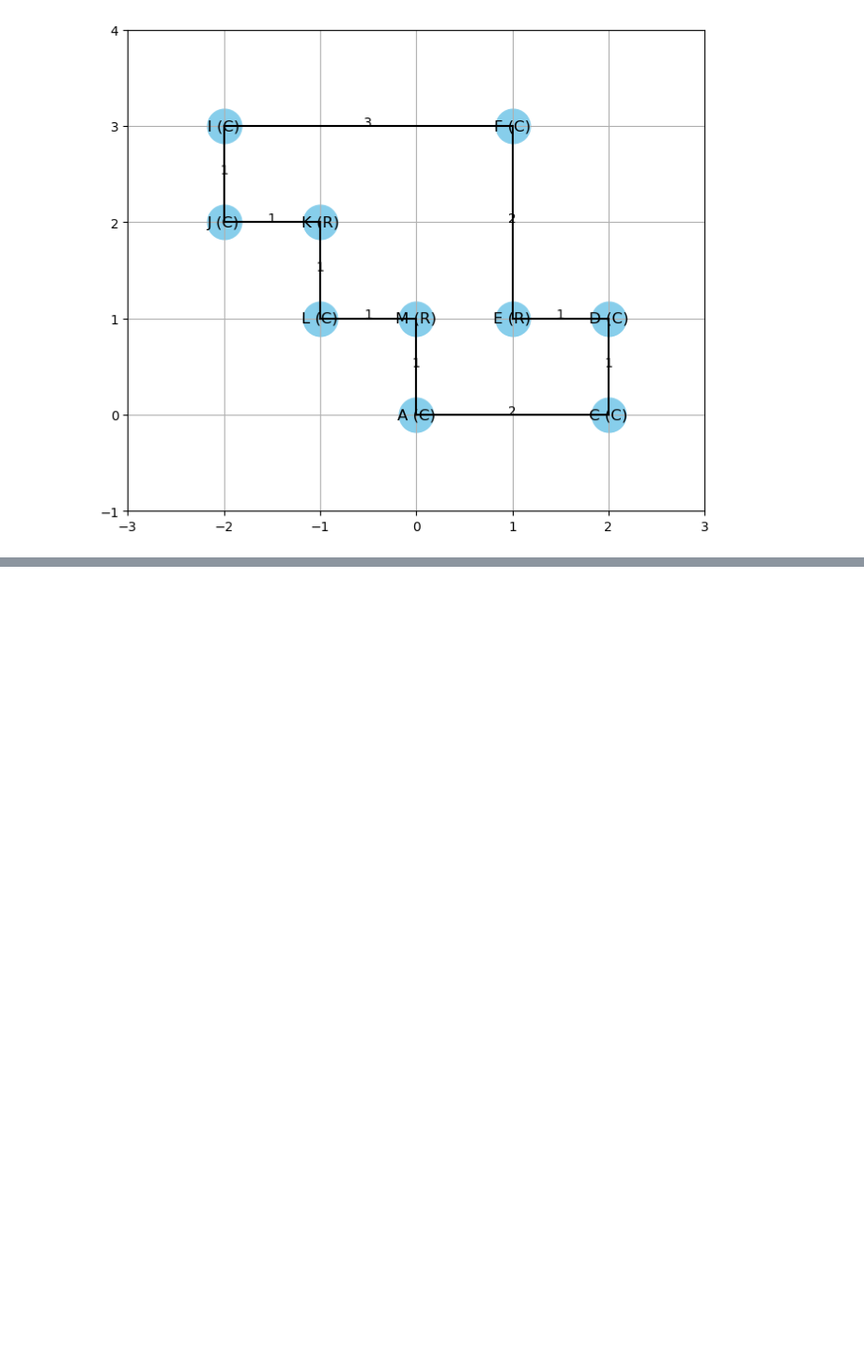
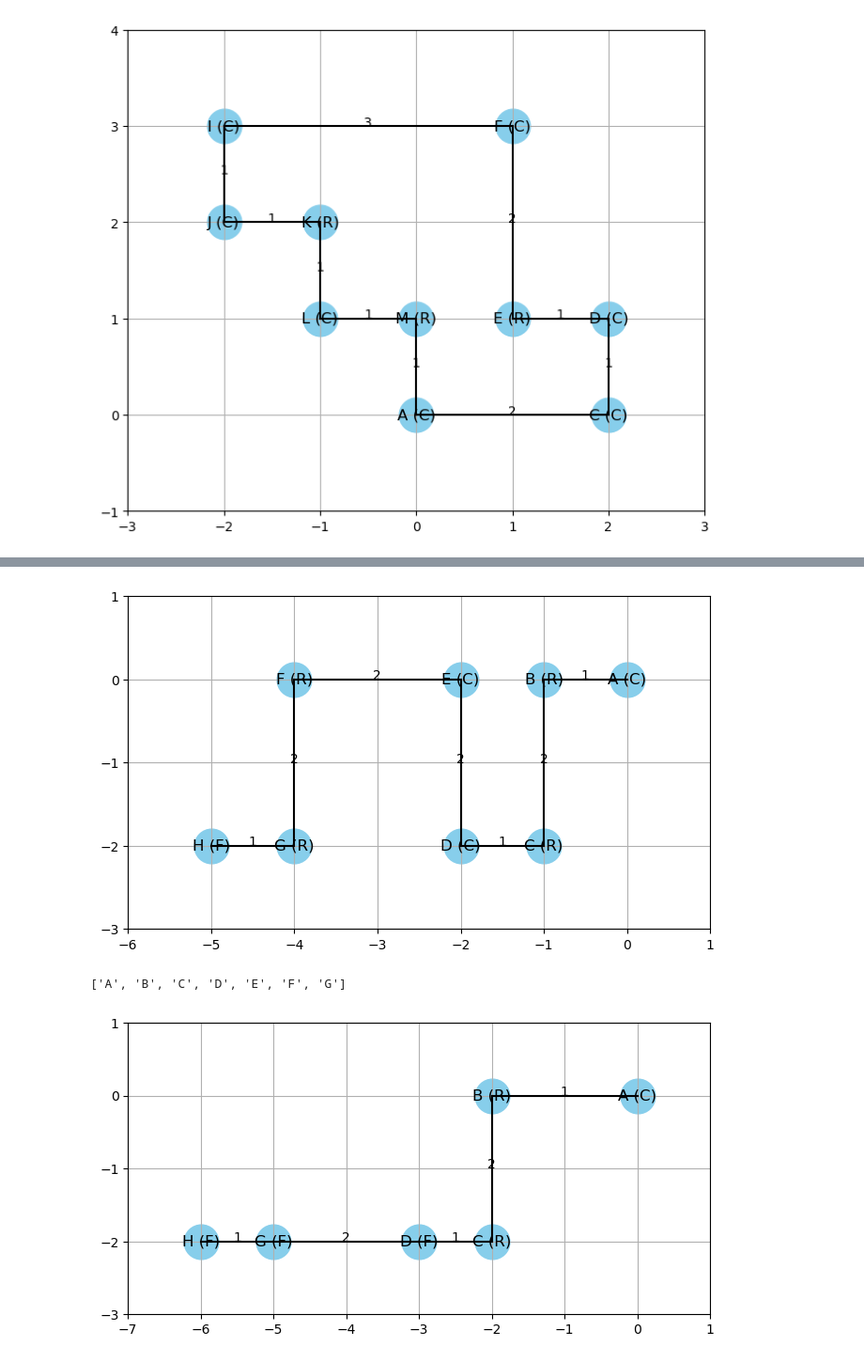
Before and after one commit to KislayTandon22/Graph-Orthogonal-Visualization, a Jupyter notebook: Graph Visualizer/drawing.ipynb, the cells around one changed output, grey strips where cells are left out. Shown: that part at 94% size. Saved outputs shown, nothing was run; the diff lists cells and outputs as text; code cells hidden in the pictures; blank space fills up the shorter version.

Commit message:
Reduction 4 done

```diff
--- a/Graph Visualizer/drawing.ipynb
+++ b/Graph Visualizer/drawing.ipynb
@@ -598,0 +596,70 @@ S
+# %%
+def find_paths_with_rccr(graph):
+    def dfs(current_vertex, path):
+        if len(path) == 7:
+            if (len(path) == 7 and
+                graph.vertices[path[2]].angle_type == 'R' and
+                graph.vertices[path[3]].angle_type == 'C' and
+                graph.vertices[path[4]].angle_type == 'C' and
+                graph.vertices[path[5]].angle_type == 'R'
+                ):
+                paths.append(path[:])
+            return
+
+        if current_vertex in graph.vertices:
+            for neighbor in graph.vertices[current_vertex].edges:
+                path.append(neighbor)
+                dfs(neighbor, path)
+                path.pop()
+
+    paths = []
+    for vertex in graph.vertices:
+        dfs(vertex, [vertex])
+    return paths
+
+
+def reduction_4(graph):
+    paths=find_paths_with_rccr(graph)
+    for path in paths:
+        print(path)
+        direction_u3_u4=wg.get_edge(path[4],path[5]).direction
+        weight_u3_u4=wg.get_edge(path[4],path[5]).weight
+        weight_u2_u3=wg.get_edge(path[3],path[4]).weight
+
+        wg.remove_vertex(path[4])
+        wg.remove_vertex(path[5])
+
+        wg.add_edge(path[3],path[6],weight_u3_u4,direction_u3_u4)
+        wg.get_edge(path[0],path[1]).weight=max(wg.get_edge(path[0],path[1]).weight,weight_u2_u3)
+        wg.update_vertex_angle_type(path[3],'F')
+        wg.update_vertex_angle_type(path[5],'F')
+
+
+
+
+# as we use vertex map so there are potential issues so fixing that
+wg=WeightedGraph()
+wg.add_vertex('A', 'C')
+wg.add_vertex('B', 'R')
+wg.add_vertex('C', 'R')
+wg.add_vertex('D', 'C')
+wg.add_vertex('E', 'C')
+wg.add_vertex('F', 'R')
+wg.add_vertex('G', 'R')
+wg.add_vertex('H', 'F')
+
+wg.add_edge('A','B',1,'W')
+wg.add_edge('B','C',2,'S')
+wg.add_edge('C','D',1,'W')
+wg.add_edge('D','E',2,'N')
+wg.add_edge('E','F',2,'W')
+wg.add_edge('F','G',2,'S')
+wg.add_edge('G','H',1,'W')
+
+wg.draw_graph()
+reduction_4(wg)
+wg.draw_graph()
+# %% [output]
+[figure, added]
+['A', 'B', 'C', 'D', 'E', 'F', 'G']
+[figure, added]
```
Also changed, not shown: parts of 3 cells of this notebook, 1 other file.
